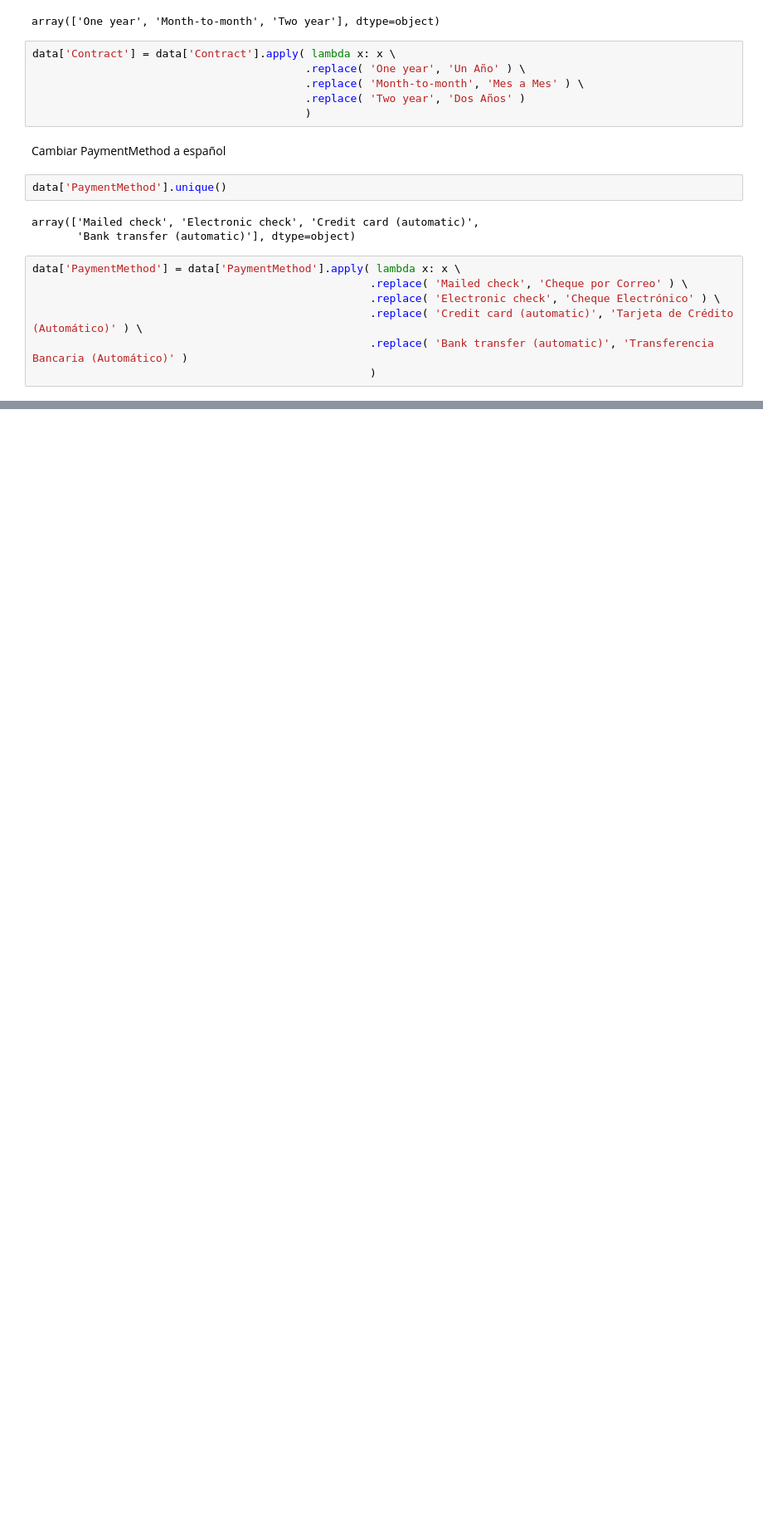
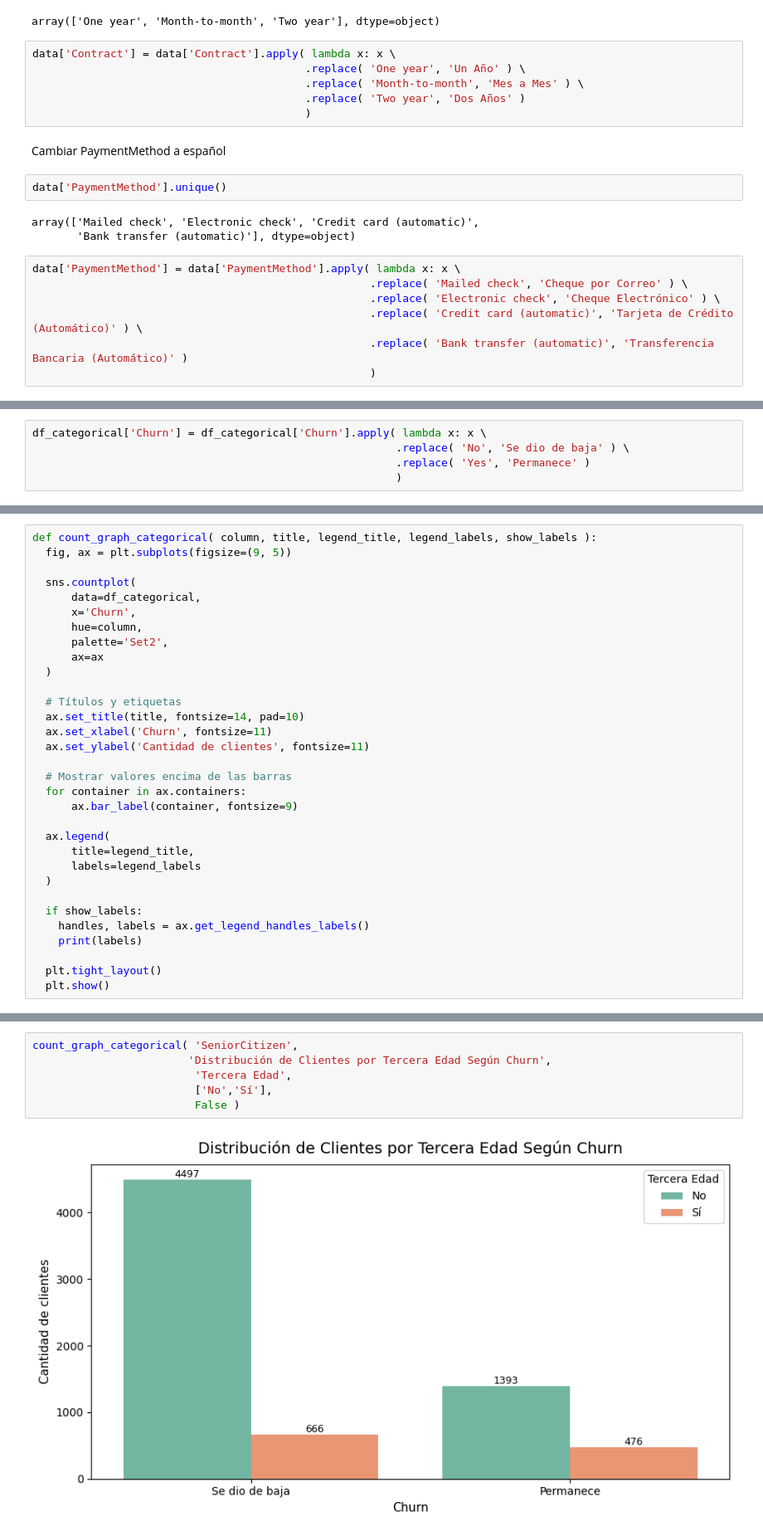
Before and after one commit to CristianRiascos/Alura-TelecomX-Challenge, a Jupyter notebook: Challenge_Etapa2.ipynb, the cells around one changed output, grey strips where cells are left out. Shown at 83% size. Drawn from its saved outputs; the diff is of its cells as text; blank space fills up the shorter version.

```diff
--- a/Challenge_Etapa2.ipynb
+++ b/Challenge_Etapa2.ipynb
@@ -202,0 +274,5 @@ data['PaymentMethod'] = data['PaymentMethod'].apply( lambda x: x \
+# %%
+df_categorical['Churn'] = df_categorical['Churn'].apply( lambda x: x \
+                                                        .replace( 'No', 'Se dio de baja' ) \
+                                                        .replace( 'Yes', 'Permanece' )
+                                                        )
@@ -202,0 +281,32 @@ data['PaymentMethod'] = data['PaymentMethod'].apply( lambda x: x \
+# %%
+def count_graph_categorical( column, title, legend_title, legend_labels, show_labels ):
+  fig, ax = plt.subplots(figsize=(9, 5))
+
+  sns.countplot(
+      data=df_categorical,
+      x='Churn',
+      hue=column,
+      palette='Set2',
+      ax=ax
+  )
+
+  # Títulos y etiquetas
+  ax.set_title(title, fontsize=14, pad=10)
+  ax.set_xlabel('Churn', fontsize=11)
+  ax.set_ylabel('Cantidad de clientes', fontsize=11)
+
+  # Mostrar valores encima de las barras
+  for container in ax.containers:
+      ax.bar_label(container, fontsize=9)
+
+  ax.legend(
+      title=legend_title,
+      labels=legend_labels
+  )
+
+  if show_labels:
+    handles, labels = ax.get_legend_handles_labels()
+    print(labels)
+
+  plt.tight_layout()
+  plt.show()
@@ -202,0 +315,8 @@ data['PaymentMethod'] = data['PaymentMethod'].apply( lambda x: x \
+# %%
+count_graph_categorical( 'SeniorCitizen',
+                        'Distribución de Clientes por Tercera Edad Según Churn',
+                         'Tercera Edad',
+                         ['No','Sí'],
+                         False )
+# %% [output]
+[figure, added]
```
Also changed, not shown: parts of 40 cells of this notebook.
